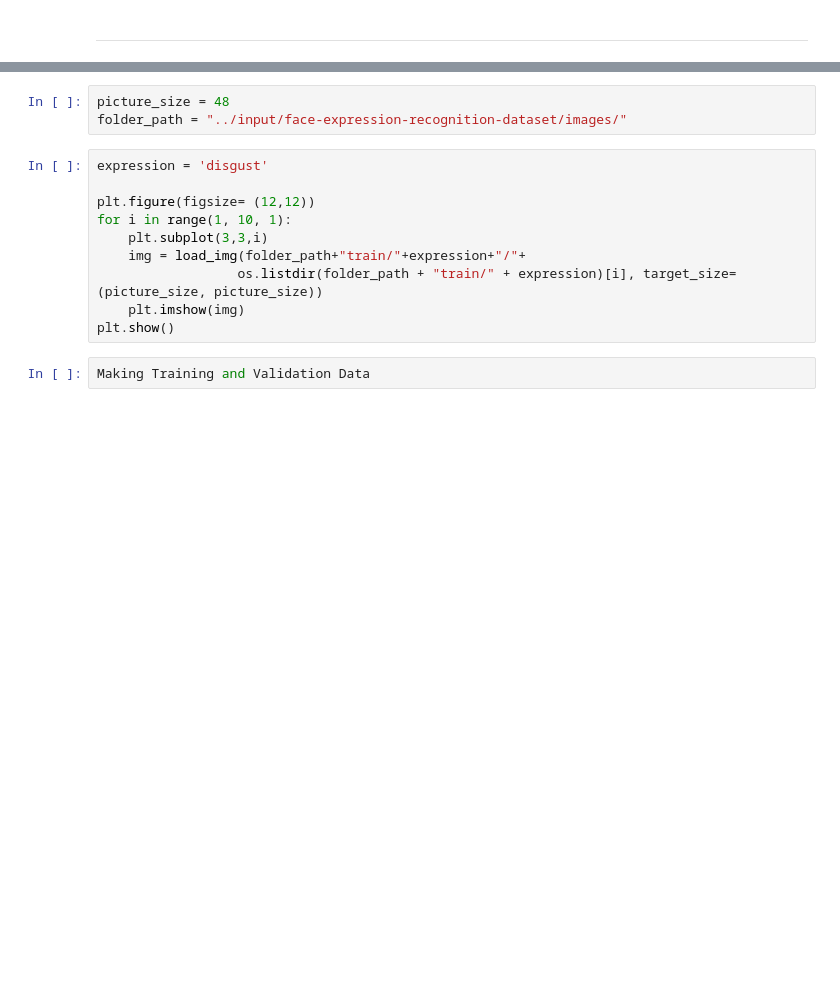
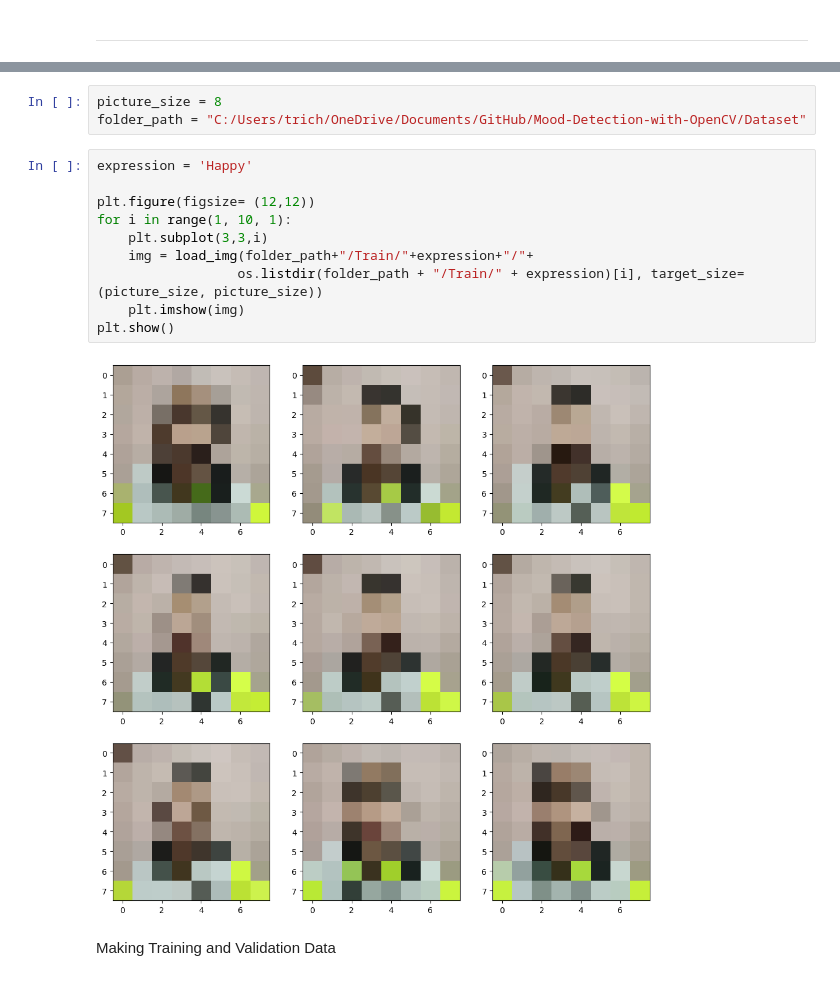
Before and after one commit to tmaiecnj/Mood-Detection-with-OpenCV, a Jupyter notebook: Assignment 4.1 Mood Detection with OpenCV.ipynb, the cells around one changed output, grey strips where cells are left out. Saved outputs shown, nothing was run; the diff lists cells and outputs as text; blank space fills up the shorter version.

```diff
--- a/Assignment 4.1 Mood Detection with OpenCV.ipynb
+++ b/Assignment 4.1 Mood Detection with OpenCV.ipynb
@@ -33,18 +25,20 @@ ImportError: cannot import name 'ImageDataGenerator' from 'keras.preprocessing.i
-# %%
-picture_size = 48
-folder_path = "../input/face-expression-recognition-dataset/images/"
+# %%
+picture_size = 8
+folder_path = "C:/Users/trich/OneDrive/Documents/GitHub/Mood-Detection-with-OpenCV/Dataset"
 # %%
-expression = 'disgust'
+expression = 'Happy'
 
 plt.figure(figsize= (12,12))
 for i in range(1, 10, 1):
     plt.subplot(3,3,i)
-    img = load_img(folder_path+"train/"+expression+"/"+
-                  os.listdir(folder_path + "train/" + expression)[i], target_size=(picture_size, picture_size))
+    img = load_img(folder_path+"/Train/"+expression+"/"+
+                  os.listdir(folder_path + "/Train/" + expression)[i], target_size=(picture_size, picture_size))
     plt.imshow(img)
 plt.show()
+# %% [output]
+[figure, added]
-# %%
-Making Training and Validation Data
+# %% [markdown]
+Making Training and Validation Data
 # %%
 batch_size  = 128
 
```
Also changed, not shown: parts of 12 cells of this notebook.
